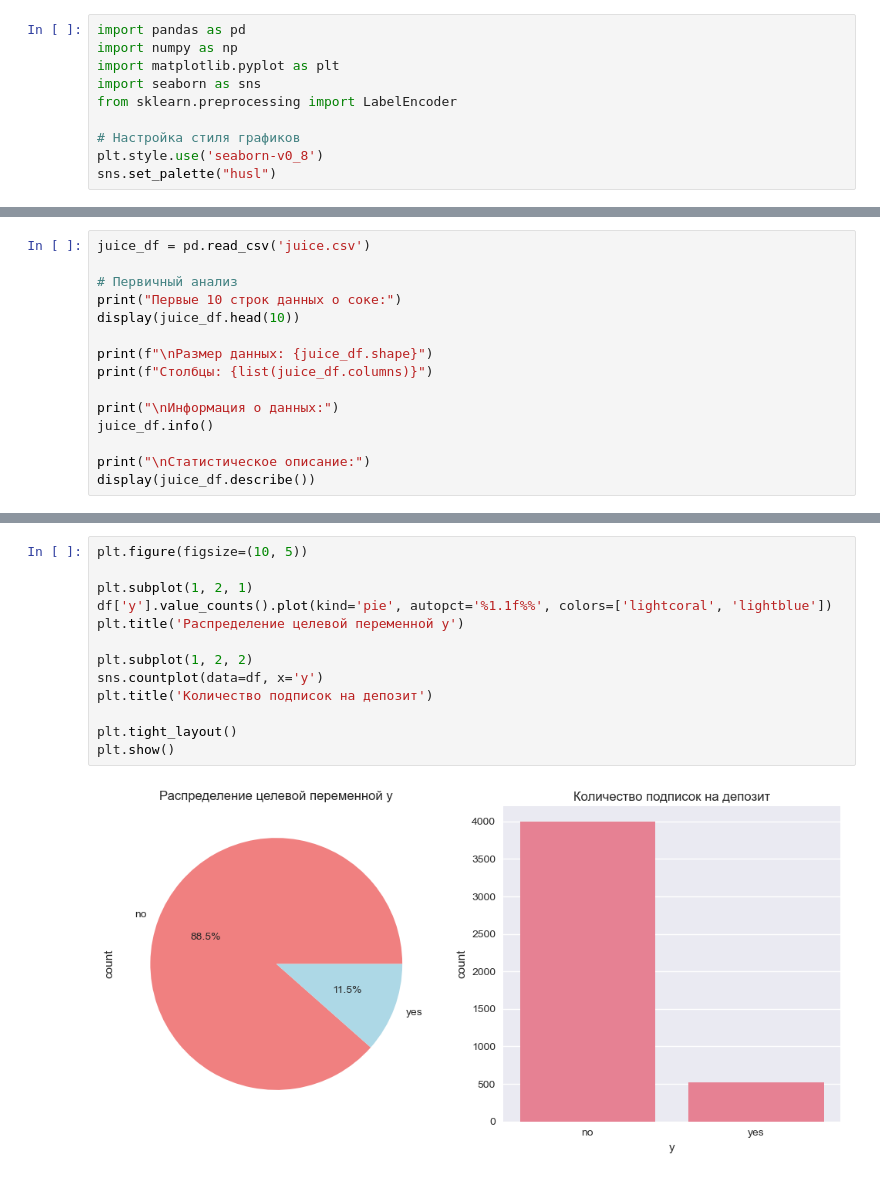
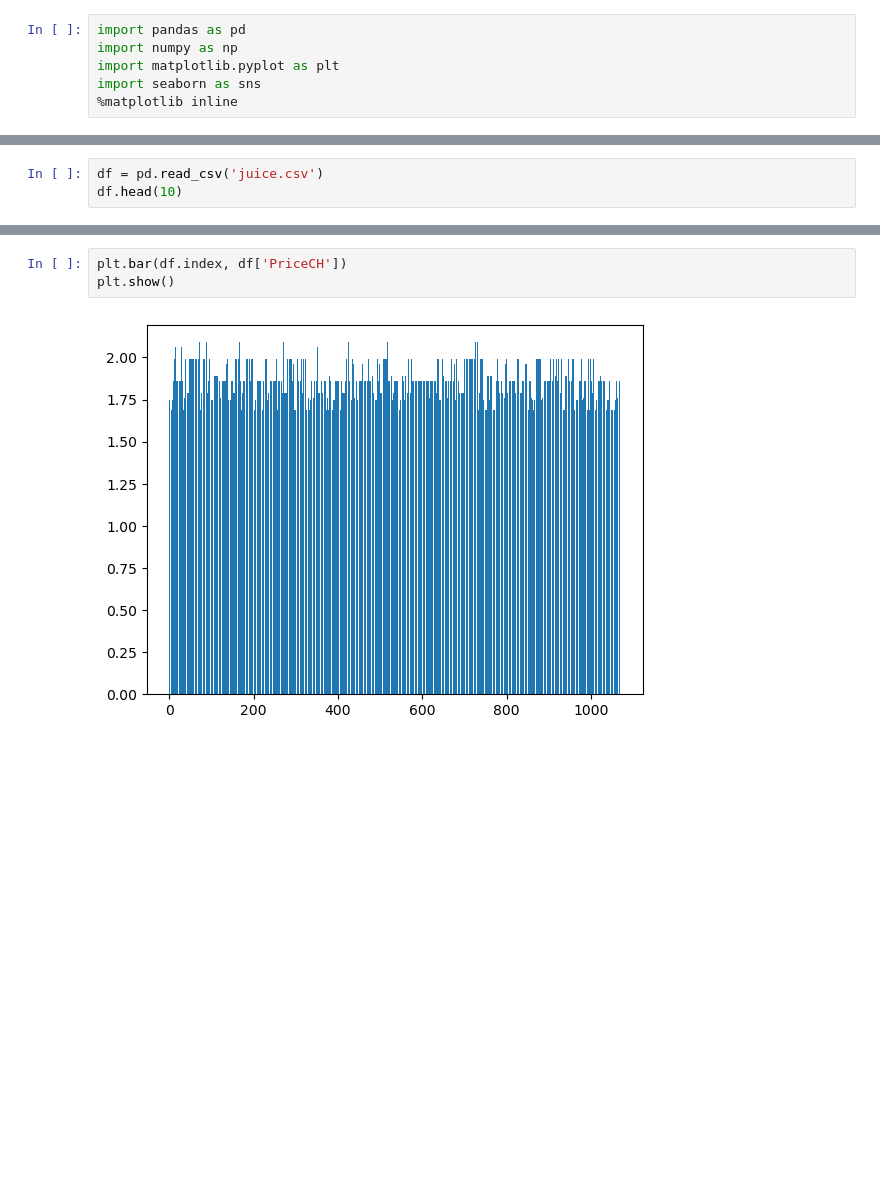
Before and after one commit to VlasovVasylii/Machine-Learning, a Jupyter notebook: lr2.ipynb, the cells around one changed output, grey strips where cells are left out. Cells and saved outputs as stored; diff of their text form; blank space fills up the shorter version.

```diff
--- a/lr2.ipynb
+++ b/lr2.ipynb
@@ -22,9 +50,5 @@ import pandas as pd
 import numpy as np
 import matplotlib.pyplot as plt
 import seaborn as sns
-from sklearn.preprocessing import LabelEncoder
-
-# Настройка стиля графиков
-plt.style.use('seaborn-v0_8')
-sns.set_palette("husl")
+%matplotlib inline
 # %% [markdown]
@@ -32,16 +56,4 @@ sns.set_palette("husl")
 # %%
-juice_df = pd.read_csv('juice.csv')
-
-# Первичный анализ
-print("Первые 10 строк данных о соке:")
-display(juice_df.head(10))
-
-print(f"\nРазмер данных: {juice_df.shape}")
-print(f"Столбцы: {list(juice_df.columns)}")
-
-print("\nИнформация о данных:")
-juice_df.info()
-
-print("\nСтатистическое описание:")
-display(juice_df.describe())
+df = pd.read_csv('juice.csv')
+df.head(10)
 # %% [output]
@@ -132,15 +117,5 @@ plt.show()
 # %%
-plt.figure(figsize=(10, 5))
-
-plt.subplot(1, 2, 1)
-df['y'].value_counts().plot(kind='pie', autopct='%1.1f%%', colors=['lightcoral', 'lightblue'])
-plt.title('Распределение целевой переменной y')
-
-plt.subplot(1, 2, 2)
-sns.countplot(data=df, x='y')
-plt.title('Количество подписок на депозит')
-
-plt.tight_layout()
+plt.bar(df.index, df['PriceCH'])
 plt.show()
 # %% [output]
-[figure, old version]
+[figure, new version]
```
Also changed, not shown: parts of 48 cells of this notebook.
